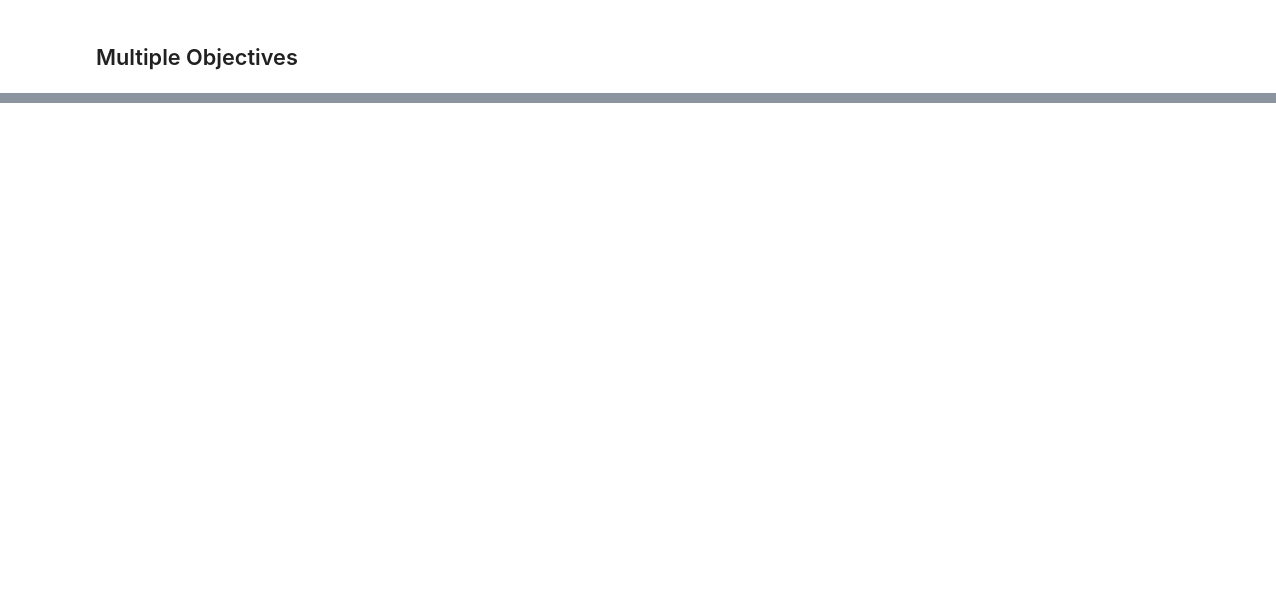
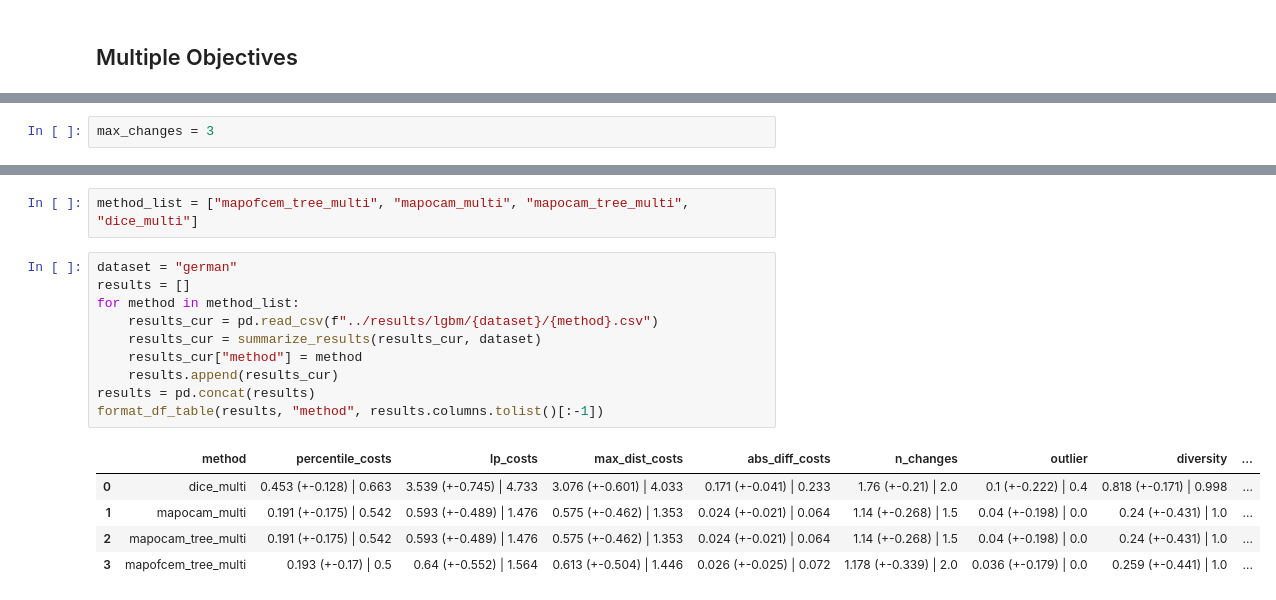
Before and after one commit to hiaac-finance/cfmining, a Jupyter notebook: notebooks/experiment_lgbm.ipynb, the cells around one changed output, grey strips where cells are left out. Drawn from its saved outputs; the diff is of its cells as text; blank space fills up the shorter version.

```diff
--- a/notebooks/experiment_lgbm.ipynb
+++ b/notebooks/experiment_lgbm.ipynb
@@ -198,0 +241,2 @@ format_df_table(results, "method", results.columns.tolist()[:-1])
+# %%
+max_changes = 3
@@ -198,0 +424,18 @@ format_df_table(results, "method", results.columns.tolist()[:-1])
+# %%
+method_list = ["mapofcem_tree_multi", "mapocam_multi", "mapocam_tree_multi", "dice_multi"]
+# %%
+dataset = "german"
+results = []
+for method in method_list:
+    results_cur = pd.read_csv(f"../results/lgbm/{dataset}/{method}.csv")
+    results_cur = summarize_results(results_cur, dataset)
+    results_cur["method"] = method
+    results.append(results_cur)
+results = pd.concat(results)
+format_df_table(results, "method", results.columns.tolist()[:-1])
+# %% [output]
+|  | method | percentile_costs | lp_costs | max_dist_costs | abs_diff_costs | n_changes | outlier | diversity | ... |
+| 0 | dice_multi | 0.453 (+-0.128) | 0.663 | 3.539 (+-0.745) | 4.733 | 3.076 (+-0.601) | 4.033 | 0.171 (+-0.041) | 0.233 | 1.76 (+-0.21) | 2.0 | 0.1 (+-0.222) | 0.4 | 0.818 (+-0.171) | 0.998 | ... |
+| 1 | mapocam_multi | 0.191 (+-0.175) | 0.542 | 0.593 (+-0.489) | 1.476 | 0.575 (+-0.462) | 1.353 | 0.024 (+-0.021) | 0.064 | 1.14 (+-0.268) | 1.5 | 0.04 (+-0.198) | 0.0 | 0.24 (+-0.431) | 1.0 | ... |
+| 2 | mapocam_tree_multi | 0.191 (+-0.175) | 0.542 | 0.593 (+-0.489) | 1.476 | 0.575 (+-0.462) | 1.353 | 0.024 (+-0.021) | 0.064 | 1.14 (+-0.268) | 1.5 | 0.04 (+-0.198) | 0.0 | 0.24 (+-0.431) | 1.0 | ... |
+| 3 | mapofcem_tree_multi | 0.193 (+-0.17) | 0.5 | 0.64 (+-0.552) | 1.564 | 0.613 (+-0.504) | 1.446 | 0.026 (+-0.025) | 0.072 | 1.178 (+-0.339) | 2.0 | 0.036 (+-0.179) | 0.0 | 0.259 (+-0.441) | 1.0 | ... |
```
Also changed, not shown: parts of 23 cells of this notebook, 8 other files.
